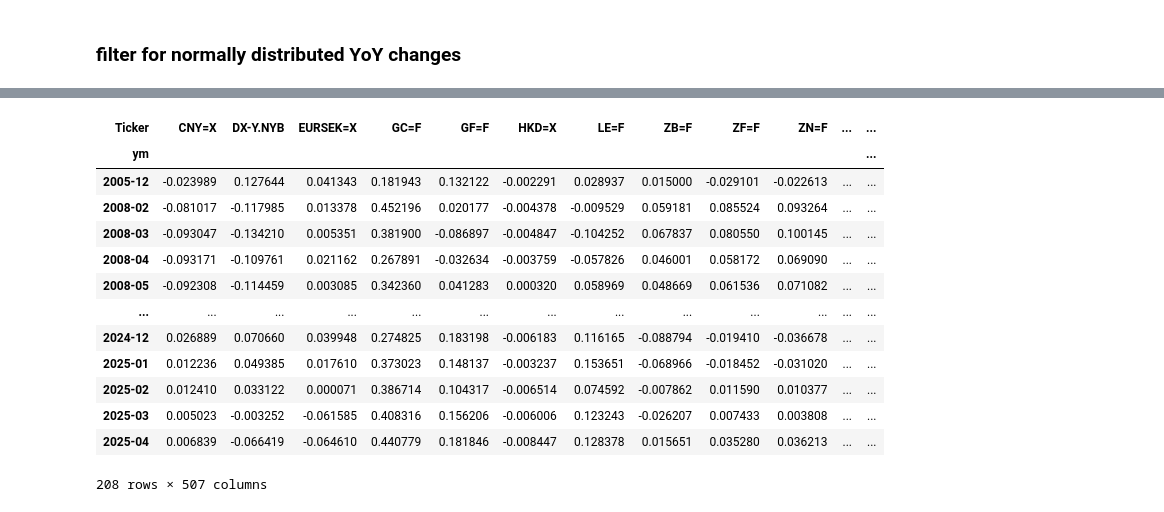
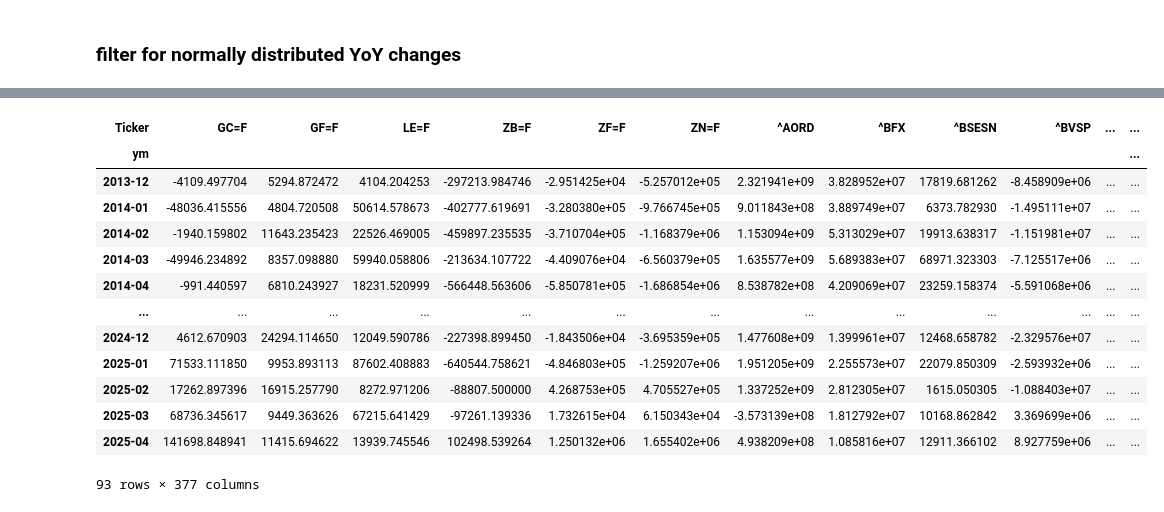
Before and after one commit to jangelchik/quant_projects, a Jupyter notebook: macro_backbone.ipynb, the cells around one changed output, grey strips where cells are left out. Cells and saved outputs as stored; diff of their text form; code cells hidden in the pictures.

```diff
--- a/macro_backbone.ipynb
+++ b/macro_backbone.ipynb
@@ -343,20 +326,20 @@ df_yoy = pd.concat(lst_df,axis=1).dropna()
-# %%
-df_yoy
-# %% [output]
-| Ticker | CNY=X | DX-Y.NYB | EURSEK=X | GC=F | GF=F | HKD=X | LE=F | ZB=F | ZF=F | ZN=F | ... | ... |
-| ym |  |  |  |  |  |  |  |  |  |  |  | ... |
-| 2005-12 | -0.023989 | 0.127644 | 0.041343 | 0.181943 | 0.132122 | -0.002291 | 0.028937 | 0.015000 | -0.029101 | -0.022613 | ... | ... |
-| 2008-02 | -0.081017 | -0.117985 | 0.013378 | 0.452196 | 0.020177 | -0.004378 | -0.009529 | 0.059181 | 0.085524 | 0.093264 | ... | ... |
-| 2008-03 | -0.093047 | -0.134210 | 0.005351 | 0.381900 | -0.086897 | -0.004847 | -0.104252 | 0.067837 | 0.080550 | 0.100145 | ... | ... |
-| 2008-04 | -0.093171 | -0.109761 | 0.021162 | 0.267891 | -0.032634 | -0.003759 | -0.057826 | 0.046001 | 0.058172 | 0.069090 | ... | ... |
-| 2008-05 | -0.092308 | -0.114459 | 0.003085 | 0.342360 | 0.041283 | 0.000320 | 0.058969 | 0.048669 | 0.061536 | 0.071082 | ... | ... |
-| ... | ... | ... | ... | ... | ... | ... | ... | ... | ... | ... | ... | ... |
-| 2024-12 | 0.026889 | 0.070660 | 0.039948 | 0.274825 | 0.183198 | -0.006183 | 0.116165 | -0.088794 | -0.019410 | -0.036678 | ... | ... |
-| 2025-01 | 0.012236 | 0.049385 | 0.017610 | 0.373023 | 0.148137 | -0.003237 | 0.153651 | -0.068966 | -0.018452 | -0.031020 | ... | ... |
-| 2025-02 | 0.012410 | 0.033122 | 0.000071 | 0.386714 | 0.104317 | -0.006514 | 0.074592 | -0.007862 | 0.011590 | 0.010377 | ... | ... |
-| 2025-03 | 0.005023 | -0.003252 | -0.061585 | 0.408316 | 0.156206 | -0.006006 | 0.123243 | -0.026207 | 0.007433 | 0.003808 | ... | ... |
-| 2025-04 | 0.006839 | -0.066419 | -0.064610 | 0.440779 | 0.181846 | -0.008447 | 0.128378 | 0.015651 | 0.035280 | 0.036213 | ... | ... |
-208 rows × 507 columns
+# %%
+df_X
+# %% [output]
+| Ticker | GC=F | GF=F | LE=F | ZB=F | ZF=F | ZN=F | ^AORD | ^BFX | ^BSESN | ^BVSP | ... | ... |
+| ym |  |  |  |  |  |  |  |  |  |  |  | ... |
+| 2013-12 | -4109.497704 | 5294.872472 | 4104.204253 | -297213.984746 | -2.951425e+04 | -5.257012e+05 | 2.321941e+09 | 3.828952e+07 | 17819.681262 | -8.458909e+06 | ... | ... |
+| 2014-01 | -48036.415556 | 4804.720508 | 50614.578673 | -402777.619691 | -3.280380e+05 | -9.766745e+05 | 9.011843e+08 | 3.889749e+07 | 6373.782930 | -1.495111e+07 | ... | ... |
+| 2014-02 | -1940.159802 | 11643.235423 | 22526.469005 | -459897.235535 | -3.710704e+05 | -1.168379e+06 | 1.153094e+09 | 5.313029e+07 | 19913.638317 | -1.151981e+07 | ... | ... |
+| 2014-03 | -49946.234892 | 8357.098880 | 59940.058806 | -213634.107722 | -4.409076e+04 | -6.560379e+05 | 1.635577e+09 | 5.689383e+07 | 68971.323303 | -7.125517e+06 | ... | ... |
+| 2014-04 | -991.440597 | 6810.243927 | 18231.520999 | -566448.563606 | -5.850781e+05 | -1.686854e+06 | 8.538782e+08 | 4.209069e+07 | 23259.158374 | -5.591068e+06 | ... | ... |
+| ... | ... | ... | ... | ... | ... | ... | ... | ... | ... | ... | ... | ... |
+| 2024-12 | 4612.670903 | 24294.114650 | 12049.590786 | -227398.899450 | -1.843506e+04 | -3.695359e+05 | 1.477608e+09 | 1.399961e+07 | 12468.658782 | -2.329576e+07 | ... | ... |
+| 2025-01 | 71533.111850 | 9953.893113 | 87602.408883 | -640544.758621 | -4.846803e+05 | -1.259207e+06 | 1.951205e+09 | 2.255573e+07 | 22079.850309 | -2.593932e+06 | ... | ... |
+| 2025-02 | 17262.897396 | 16915.257790 | 8272.971206 | -88807.500000 | 4.268753e+05 | 4.705527e+05 | 1.337252e+09 | 2.812305e+07 | 1615.050305 | -1.088403e+07 | ... | ... |
+| 2025-03 | 68736.345617 | 9449.363626 | 67215.641429 | -97261.139336 | 1.732615e+04 | 6.150343e+04 | -3.573139e+08 | 1.812792e+07 | 10168.862842 | 3.369699e+06 | ... | ... |
+| 2025-04 | 141698.848941 | 11415.694622 | 13939.745546 | 102498.539264 | 1.250132e+06 | 1.655402e+06 | 4.938209e+08 | 1.085816e+07 | 12911.366102 | 8.927759e+06 | ... | ... |
+93 rows × 377 columns
 # %%
 from pca import *
 # %%
```
Also changed, not shown: parts of 31 cells of this notebook.
